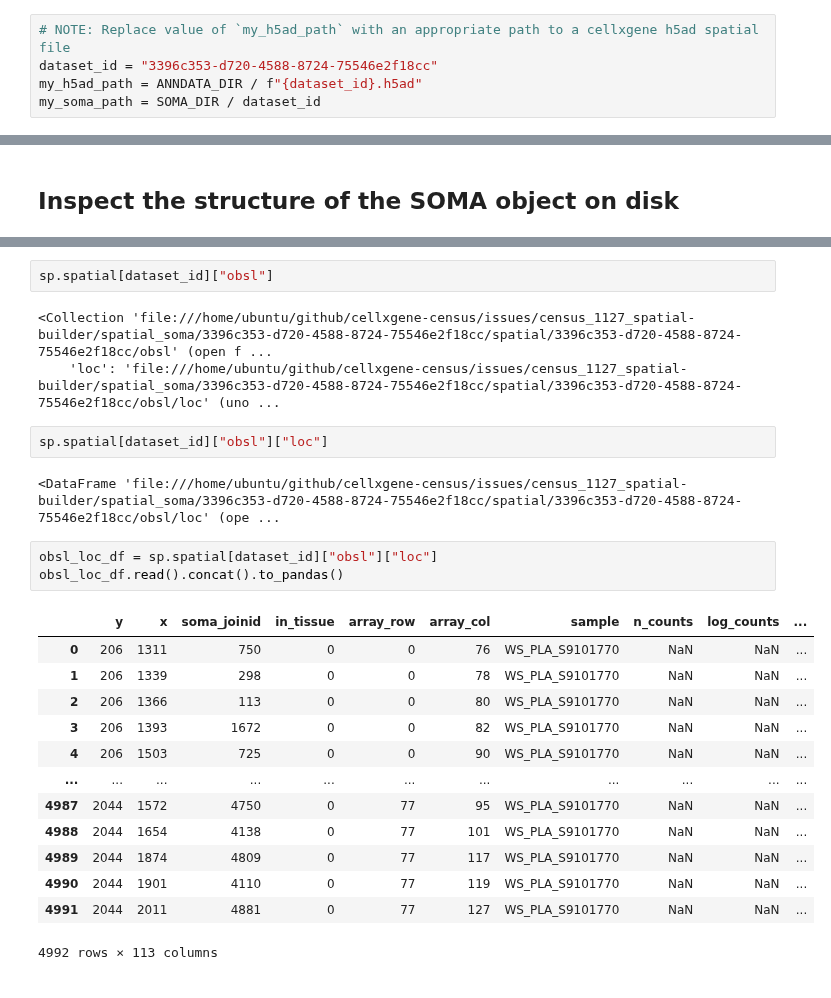
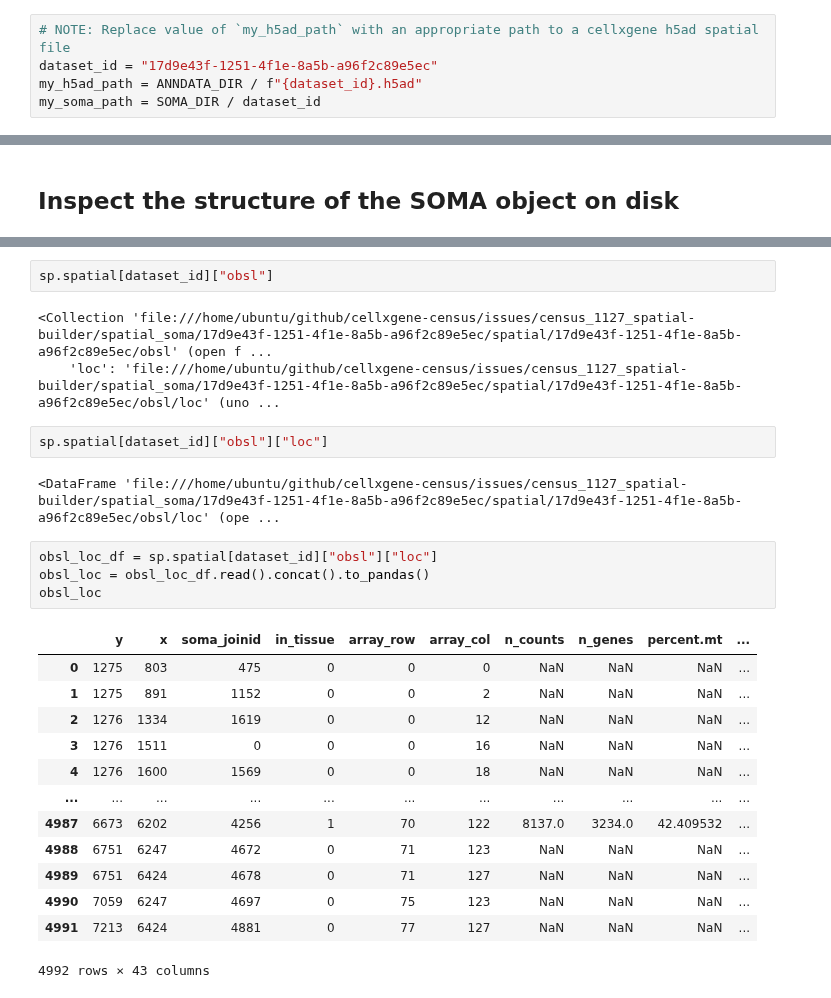
Before and after one commit to chanzuckerberg/cellxgene-census, a Jupyter notebook: tools/cellxgene_census_builder/spatial_dev_tools/tiledbsoma_spatial_dataset_ingest.ipynb, the cells around one changed output, grey strips where cells are left out. Saved outputs shown, nothing was run; the diff lists cells and outputs as text.

```diff
--- a/tools/cellxgene_census_builder/spatial_dev_tools/tiledbsoma_spatial_dataset_ingest.ipynb
+++ b/tools/cellxgene_census_builder/spatial_dev_tools/tiledbsoma_spatial_dataset_ingest.ipynb
@@ -25,6 +32,6 @@ SOMA_DIR.mkdir(exist_ok=True)
 # %%
 # NOTE: Replace value of `my_h5ad_path` with an appropriate path to a cellxgene h5ad spatial file
-dataset_id = "3396c353-d720-4588-8724-75546e2f18cc"
+dataset_id = "17d9e43f-1251-4f1e-8a5b-a96f2c89e5ec"
 my_h5ad_path = ANNDATA_DIR / f"{dataset_id}.h5ad"
 my_soma_path = SOMA_DIR / dataset_id
 # %%
@@ -150,26 +158,27 @@ array([[[237, 237, 237, ..., 237, 237, 237],
 # %%
 sp.spatial[dataset_id]["obsl"]
 # %% [output]
-<Collection 'file:///home/ubuntu/github/cellxgene-census/issues/census_1127_spatial-builder/spatial_soma/3396c353-d720-4588-8724-75546e2f18cc/spatial/3396c353-d720-4588-8724-75546e2f18cc/obsl' (open f ...
-    'loc': 'file:///home/ubuntu/github/cellxgene-census/issues/census_1127_spatial-builder/spatial_soma/3396c353-d720-4588-8724-75546e2f18cc/spatial/3396c353-d720-4588-8724-75546e2f18cc/obsl/loc' (uno ...
+<Collection 'file:///home/ubuntu/github/cellxgene-census/issues/census_1127_spatial-builder/spatial_soma/17d9e43f-1251-4f1e-8a5b-a96f2c89e5ec/spatial/17d9e43f-1251-4f1e-8a5b-a96f2c89e5ec/obsl' (open f ...
+    'loc': 'file:///home/ubuntu/github/cellxgene-census/issues/census_1127_spatial-builder/spatial_soma/17d9e43f-1251-4f1e-8a5b-a96f2c89e5ec/spatial/17d9e43f-1251-4f1e-8a5b-a96f2c89e5ec/obsl/loc' (uno ...
 # %%
 sp.spatial[dataset_id]["obsl"]["loc"]
 # %% [output]
-<DataFrame 'file:///home/ubuntu/github/cellxgene-census/issues/census_1127_spatial-builder/spatial_soma/3396c353-d720-4588-8724-75546e2f18cc/spatial/3396c353-d720-4588-8724-75546e2f18cc/obsl/loc' (ope ...
+<DataFrame 'file:///home/ubuntu/github/cellxgene-census/issues/census_1127_spatial-builder/spatial_soma/17d9e43f-1251-4f1e-8a5b-a96f2c89e5ec/spatial/17d9e43f-1251-4f1e-8a5b-a96f2c89e5ec/obsl/loc' (ope ...
 # %%
 obsl_loc_df = sp.spatial[dataset_id]["obsl"]["loc"]
-obsl_loc_df.read().concat().to_pandas()
+obsl_loc = obsl_loc_df.read().concat().to_pandas()
+obsl_loc
 # %% [output]
-|  | y | x | soma_joinid | in_tissue | array_row | array_col | sample | n_counts | log_counts | ... |
-| 0 | 206 | 1311 | 750 | 0 | 0 | 76 | WS_PLA_S9101770 | NaN | NaN | ... |
-| 1 | 206 | 1339 | 298 | 0 | 0 | 78 | WS_PLA_S9101770 | NaN | NaN | ... |
-| 2 | 206 | 1366 | 113 | 0 | 0 | 80 | WS_PLA_S9101770 | NaN | NaN | ... |
-| 3 | 206 | 1393 | 1672 | 0 | 0 | 82 | WS_PLA_S9101770 | NaN | NaN | ... |
-| 4 | 206 | 1503 | 725 | 0 | 0 | 90 | WS_PLA_S9101770 | NaN | NaN | ... |
+|  | y | x | soma_joinid | in_tissue | array_row | array_col | n_counts | n_genes | percent.mt | ... |
+| 0 | 1275 | 803 | 475 | 0 | 0 | 0 | NaN | NaN | NaN | ... |
+| 1 | 1275 | 891 | 1152 | 0 | 0 | 2 | NaN | NaN | NaN | ... |
+| 2 | 1276 | 1334 | 1619 | 0 | 0 | 12 | NaN | NaN | NaN | ... |
+| 3 | 1276 | 1511 | 0 | 0 | 0 | 16 | NaN | NaN | NaN | ... |
+| 4 | 1276 | 1600 | 1569 | 0 | 0 | 18 | NaN | NaN | NaN | ... |
 | ... | ... | ... | ... | ... | ... | ... | ... | ... | ... | ... |
-| 4987 | 2044 | 1572 | 4750 | 0 | 77 | 95 | WS_PLA_S9101770 | NaN | NaN | ... |
-| 4988 | 2044 | 1654 | 4138 | 0 | 77 | 101 | WS_PLA_S9101770 | NaN | NaN | ... |
-| 4989 | 2044 | 1874 | 4809 | 0 | 77 | 117 | WS_PLA_S9101770 | NaN | NaN | ... |
-| 4990 | 2044 | 1901 | 4110 | 0 | 77 | 119 | WS_PLA_S9101770 | NaN | NaN | ... |
-| 4991 | 2044 | 2011 | 4881 | 0 | 77 | 127 | WS_PLA_S9101770 | NaN | NaN | ... |
+| 4987 | 6673 | 6202 | 4256 | 1 | 70 | 122 | 8137.0 | 3234.0 | 42.409532 | ... |
+| 4988 | 6751 | 6247 | 4672 | 0 | 71 | 123 | NaN | NaN | NaN | ... |
+| 4989 | 6751 | 6424 | 4678 | 0 | 71 | 127 | NaN | NaN | NaN | ... |
+| 4990 | 7059 | 6247 | 4697 | 0 | 75 | 123 | NaN | NaN | NaN | ... |
+| 4991 | 7213 | 6424 | 4881 | 0 | 77 | 127 | NaN | NaN | NaN | ... |
-4992 rows × 113 columns
+4992 rows × 43 columns
```
Also changed, not shown: parts of 20 cells of this notebook.
